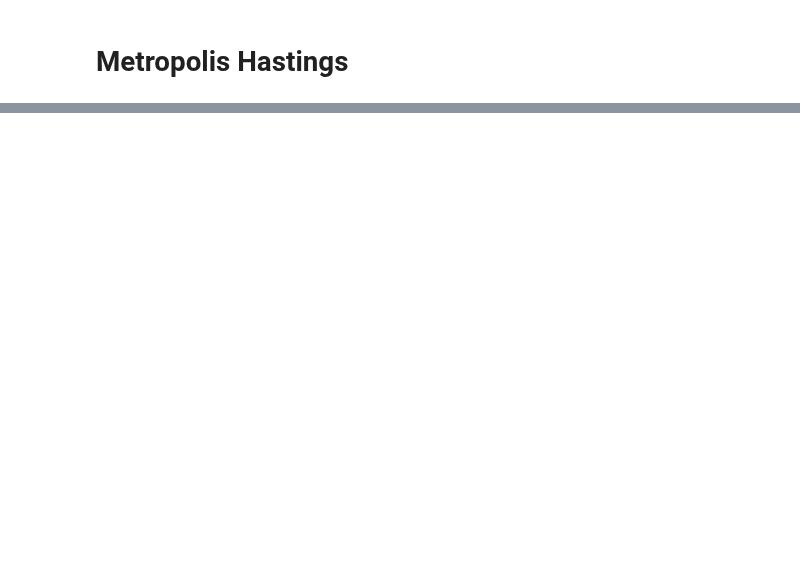
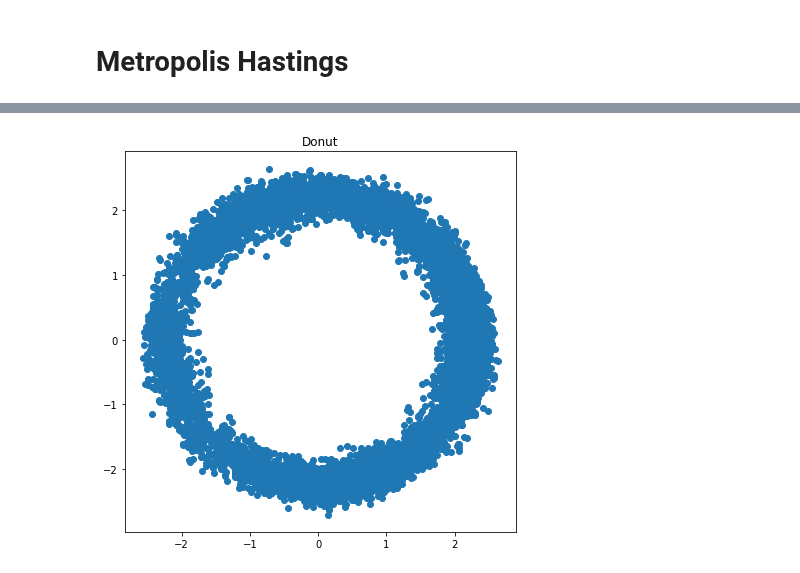
Before and after one commit to negRhlk/PRML, a Jupyter notebook: notebook/chapter11_sampling_methods.ipynb, the cells around one changed output, grey strips where cells are left out. Saved outputs shown, nothing was run; the diff lists cells and outputs as text; code cells hidden in the pictures; blank space fills up the shorter version.

```diff
--- a/notebook/chapter11_sampling_methods.ipynb
+++ b/notebook/chapter11_sampling_methods.ipynb
@@ -353,0 +422,13 @@ plt.show()
+# %%
+donut = HybridMonteCarlo(
+    p = lambda x:np.exp(-(np.sum(x**2)-5)**2),
+    D=2,
+    eps=5e-1
+)
+X = donut.sampling(n=10000)
+fig,ax = plt.subplots(1,1,figsize=(7,7))
+ax.scatter(X[:,0],X[:,1])
+ax.set_title("Donut")
+plt.show()
+# %% [output]
+[figure, added]
```
Also changed, not shown: parts of 12 cells of this notebook, 1 other file.
